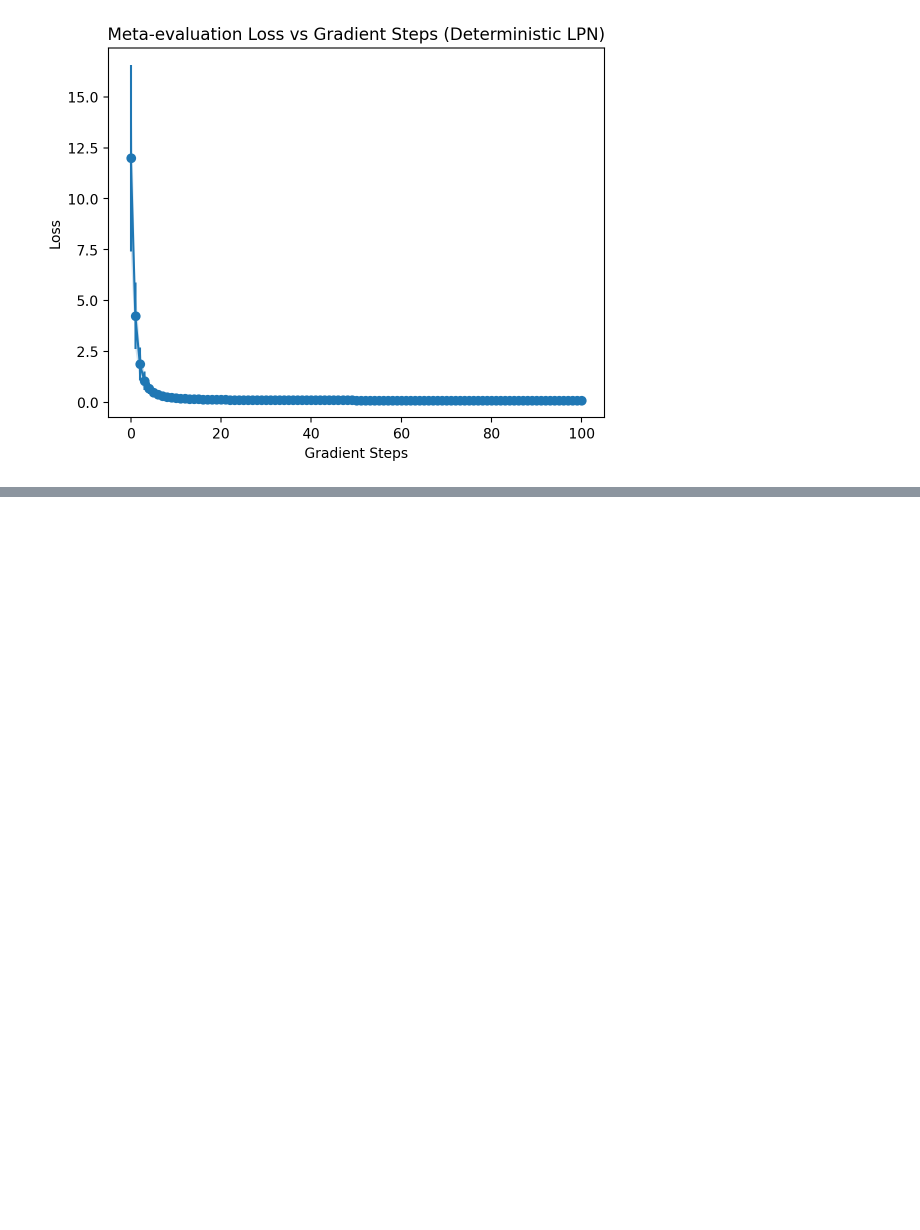
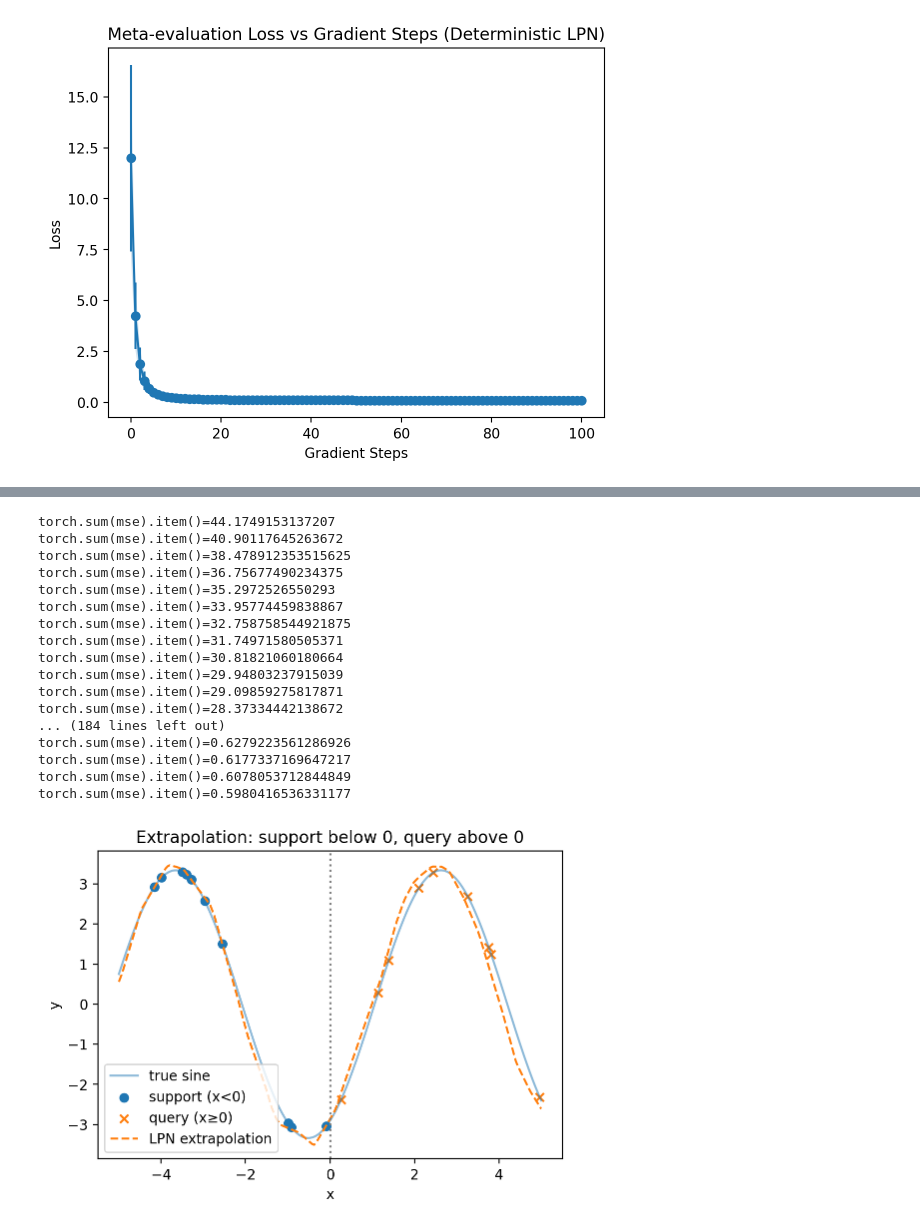
Before and after one commit to severinbratus/pmlr25-lpn, a Jupyter notebook: src/lpn4sine_deterministic.ipynb, the cells around one changed output, grey strips where cells are left out. Cells and saved outputs as stored; diff of their text form; code cells hidden in the pictures; blank space fills up the shorter version.

```diff
--- a/src/lpn4sine_deterministic.ipynb
+++ b/src/lpn4sine_deterministic.ipynb
@@ -276,4 +418,42 @@ torch.sum(mse).item()=0.23905140161514282
 torch.sum(mse).item()=0.23843784630298615
 [figure]
 # %%
-visualize_deterministic_lpn(lpn, device)
+def visualize_extrapolation(lpn, device,
+                            n_support=5, n_query=5, K=200):
+    # 1) generate sine with both support<0 and query>=0
+    data_gen = SineDataGenerator(n_support + n_query, batch_size=1)
+    sup_xs, sup_ys, qry_xs, qry_ys, amp, phase = \
+        generate_extrapolation_batch(data_gen,
+                                     n_support, n_query)
+
+    # 2) build pairs only on support
+    sup_pairs = torch.cat([sup_xs, sup_ys], dim=-1).to(device)
+    aux, _ = lpn(sup_pairs, K=K, debug=True)
+
+    # 3) decode both support and query for plotting
+    y_pred_sup = aux['ys_pred'].detach().cpu().numpy()[0]
+    z_prime   = aux['z_prime'].detach().cpu()
+    z_last    = z_prime[:, -1]  # pick the final optimized latent per point
+
+    # 4) fine grid for full curve
+    x_grid = np.linspace(-5, 5, 200)
+    x_grid_t = torch.Tensor(x_grid).unsqueeze(1).to(device)
+    # decode using the averaged z_last
+    z_avg = z_last.mean(dim=0)
+    y_grid_pred = lpn.decode(z_avg, x_grid_t).detach().cpu().numpy().squeeze()
+
+    # 5) plot
+    plt.figure(figsize=(6,4))
+    # ground truth
+    plt.plot(x_grid, amp * np.sin(x_grid - phase), label='true sine', alpha=0.5)
+    # support points
+    plt.scatter(sup_xs.numpy(), sup_ys.numpy(), c='C0', label='support (x<0)')
+    # query points
+    plt.scatter(qry_xs.numpy(), qry_ys.numpy(), c='C1', marker='x', label='query (x≥0)')
+    # model curve
+    plt.plot(x_grid, y_grid_pred, '--', label='LPN extrapolation')
+    plt.axvline(0, color='gray', linestyle=':')
+    plt.legend()
+    plt.xlabel('x'); plt.ylabel('y')
+    plt.title('Extrapolation: support below 0, query above 0')
+    plt.show()
@@ -307,0 +464,21 @@ torch.sum(mse).item()=0.5145658254623413
+# %%
+visualize_extrapolation(lpn, device, n_support=10, n_query=10, K=200)
+# %% [output]
+torch.sum(mse).item()=44.1749153137207
+torch.sum(mse).item()=40.90117645263672
+torch.sum(mse).item()=38.478912353515625
+torch.sum(mse).item()=36.75677490234375
+torch.sum(mse).item()=35.2972526550293
+torch.sum(mse).item()=33.95774459838867
+torch.sum(mse).item()=32.758758544921875
+torch.sum(mse).item()=31.74971580505371
+torch.sum(mse).item()=30.81821060180664
+torch.sum(mse).item()=29.94803237915039
+torch.sum(mse).item()=29.09859275817871
+torch.sum(mse).item()=28.37334442138672
+... (184 lines left out)
+torch.sum(mse).item()=0.6279223561286926
+torch.sum(mse).item()=0.6177337169647217
+torch.sum(mse).item()=0.6078053712844849
+torch.sum(mse).item()=0.5980416536331177
+[figure, added]
```
Also changed, not shown: parts of 5 cells of this notebook, 1 other file.
